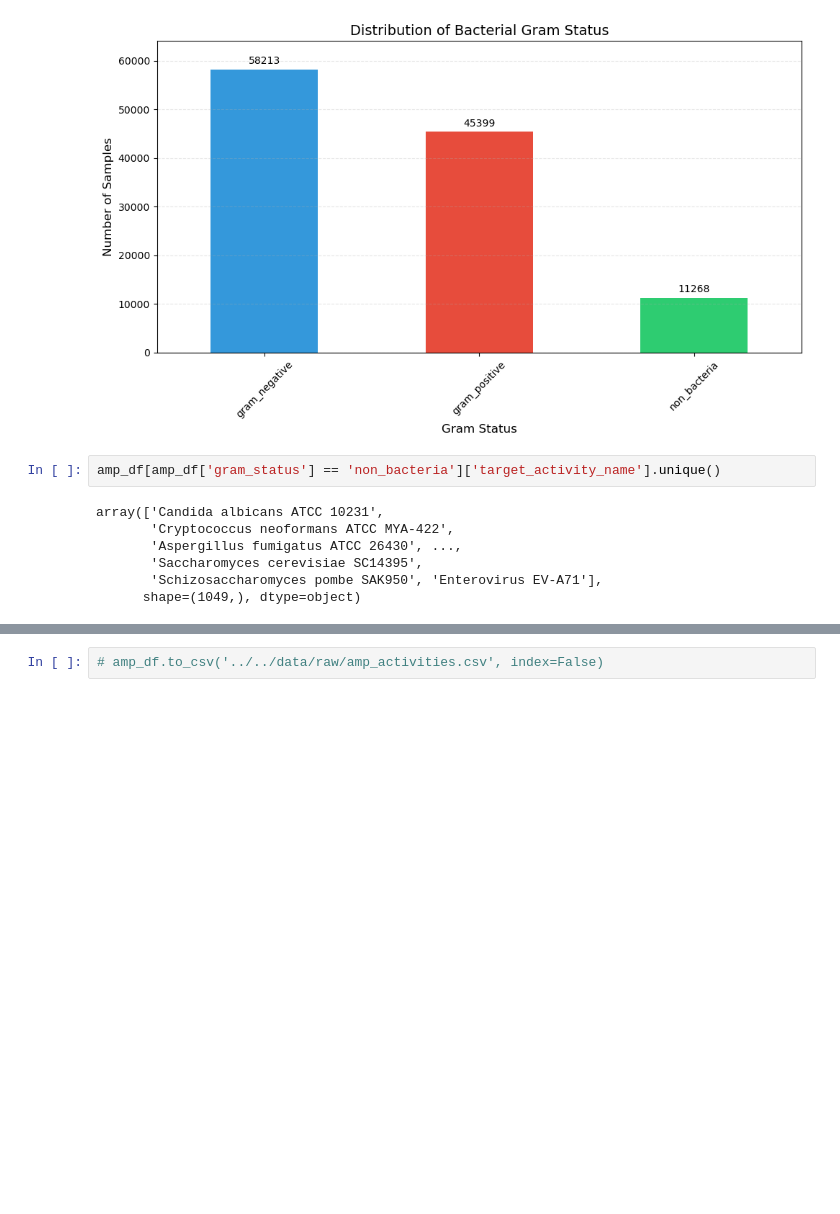
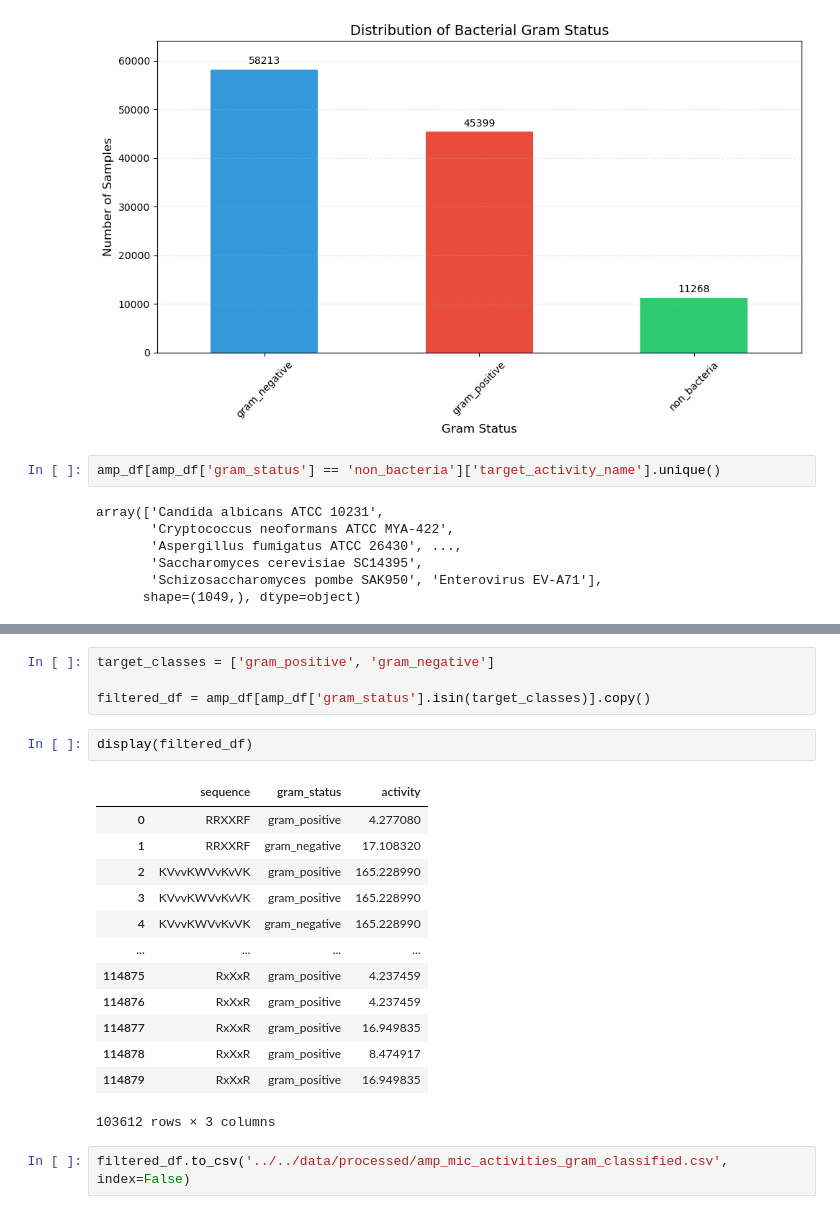
Before and after one commit to nmach22/amp-prediction, a Jupyter notebook: notebooks/01_eda/gram_status_analysis.ipynb, the cells around one changed output, grey strips where cells are left out. Cells and saved outputs as stored; diff of their text form; blank space fills up the shorter version.

Commit message:
data ready for preprocess

```diff
--- a/notebooks/01_eda/gram_status_analysis.ipynb
+++ b/notebooks/01_eda/gram_status_analysis.ipynb
@@ -68,2 +92,22 @@ array(['Candida albicans ATCC 10231',
+# %%
+target_classes = ['gram_positive', 'gram_negative']
+
+filtered_df = amp_df[amp_df['gram_status'].isin(target_classes)].copy()
+# %%
+display(filtered_df)
+# %% [output]
+|  | sequence | gram_status | activity |
+| 0 | RRXXRF | gram_positive | 4.277080 |
+| 1 | RRXXRF | gram_negative | 17.108320 |
+| 2 | KVvvKWVvKvVK | gram_positive | 165.228990 |
+| 3 | KVvvKWVvKvVK | gram_positive | 165.228990 |
+| 4 | KVvvKWVvKvVK | gram_negative | 165.228990 |
+| ... | ... | ... | ... |
+| 114875 | RxXxR | gram_positive | 4.237459 |
+| 114876 | RxXxR | gram_positive | 4.237459 |
+| 114877 | RxXxR | gram_positive | 16.949835 |
+| 114878 | RxXxR | gram_positive | 8.474917 |
+| 114879 | RxXxR | gram_positive | 16.949835 |
+103612 rows × 3 columns
 # %%
-# amp_df.to_csv('../../data/raw/amp_activities.csv', index=False)
+filtered_df.to_csv('../../data/processed/amp_mic_activities_gram_classified.csv', index=False)
```
Also changed, not shown: parts of 4 cells of this notebook, 2 other files.
